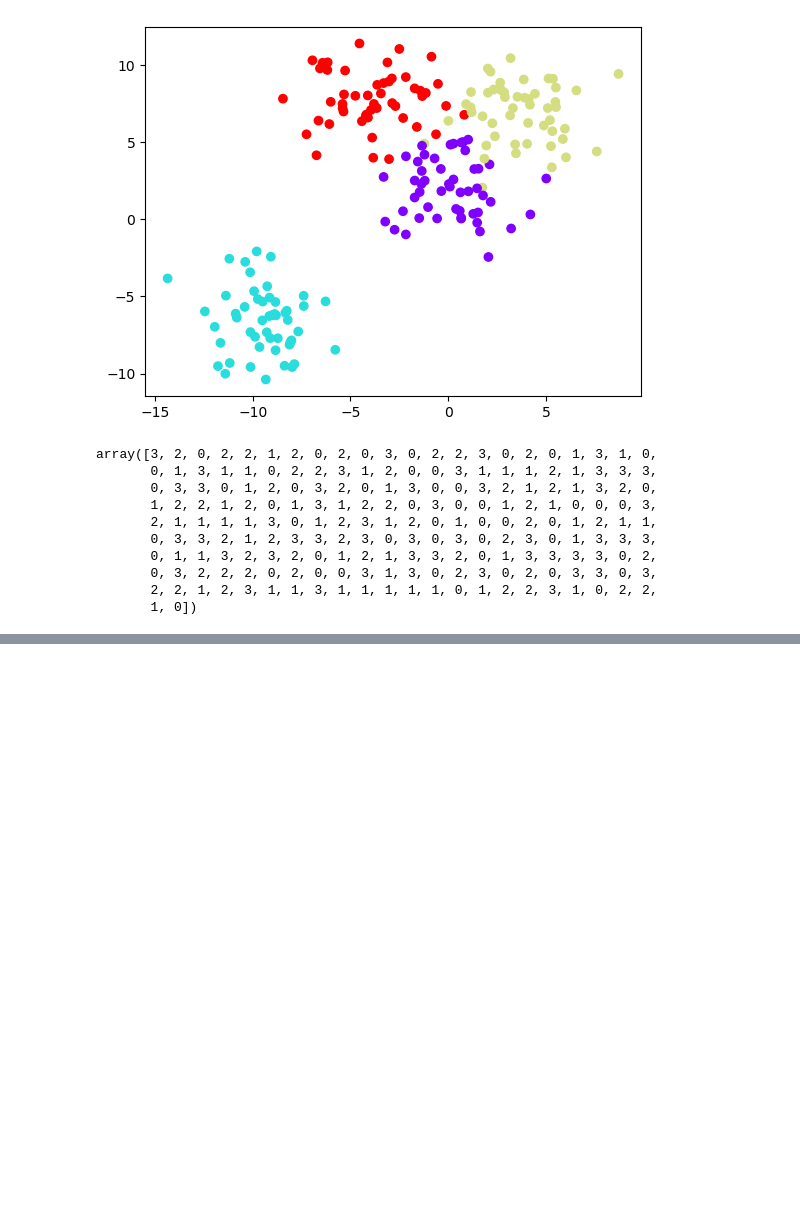
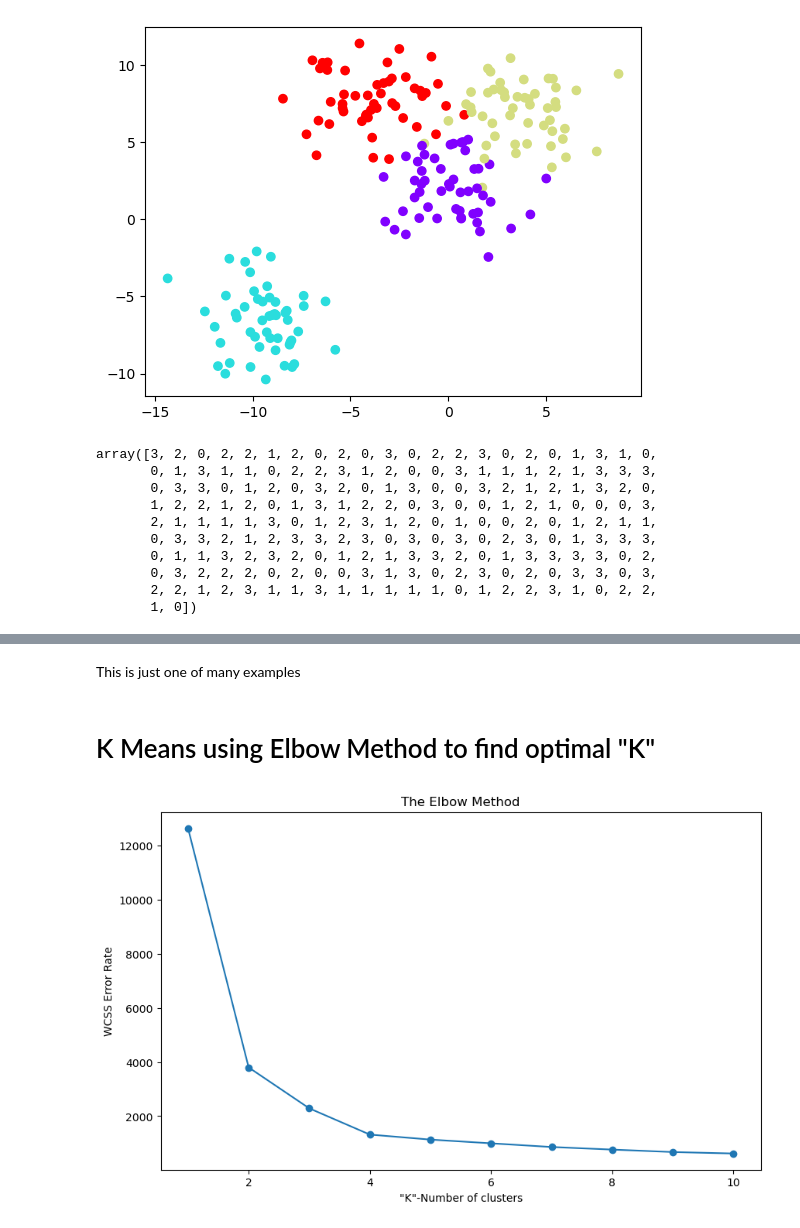
Before and after one commit to benzionchen/data-science-machine-learning-portfolio-projects, a Jupyter notebook: 17-K-Means-Clustering/01-K Means Clustering with Python.ipynb, the cells around one changed output, grey strips where cells are left out. Saved outputs shown, nothing was run; the diff lists cells and outputs as text; code cells hidden in the pictures; blank space fills up the shorter version.

```diff
--- a/17-K-Means-Clustering/01-K Means Clustering with Python.ipynb
+++ b/17-K-Means-Clustering/01-K Means Clustering with Python.ipynb
@@ -277,4 +279,2 @@ array([3, 2, 0, 2, 2, 1, 2, 0, 2, 0, 3, 0, 2, 2, 3, 0, 2, 0, 1, 3, 1, 0,
 # %%
 from sklearn.cluster import KMeans
-# %%
-kmeans = KMeans(n_clusters=4)
@@ -318,0 +347,23 @@ You should note, the colors are meaningless in reference between the two plots.
+# %% [markdown]
+This is just one of many examples
+# %% [markdown]
+# K Means using Elbow Method to find optimal "K"
+# %%
+# Sample data is data[0]
+
+WCSS_error = []
+
+for i in range(1, 11):  # Test up to 10 clusters
+    kmeans = KMeans(n_clusters=i, init='k-means++', max_iter=300, n_init=10, random_state=0)
+    kmeans.fit(data[0])
+    WCSS_error.append(kmeans.inertia_)  # inertia_ is the WCSS
+
+# Plotting the results onto a line graph to observe the 'Elbow'
+plt.figure(figsize=(10, 6))
+plt.plot(range(1, 11), WCSS_error, marker='o')
+plt.title('The Elbow Method')
+plt.xlabel('"K"-Number of clusters')
+plt.ylabel('WCSS Error Rate')
+plt.show()
+# %% [output]
+[figure, added]
```
Also changed, not shown: parts of 15 cells of this notebook, 2 other files.
